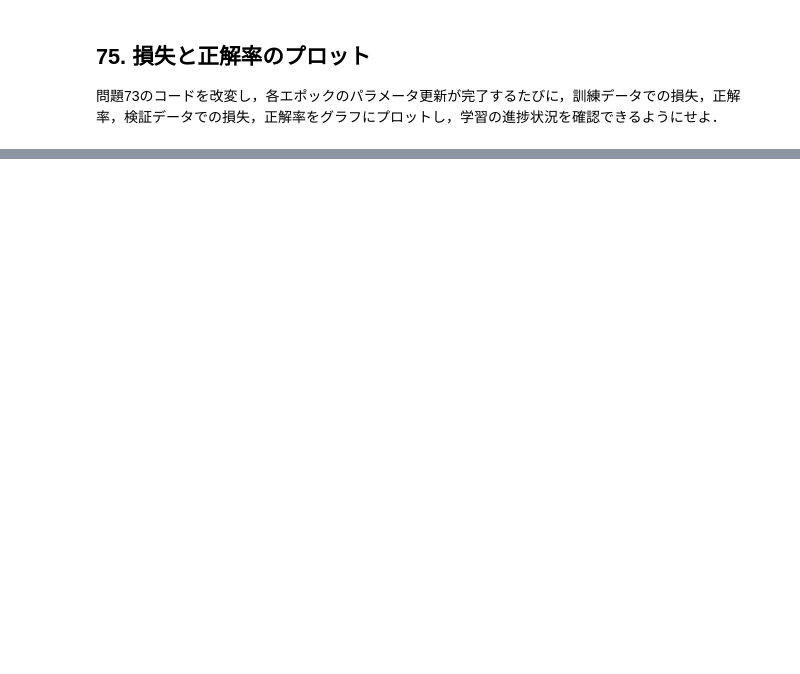
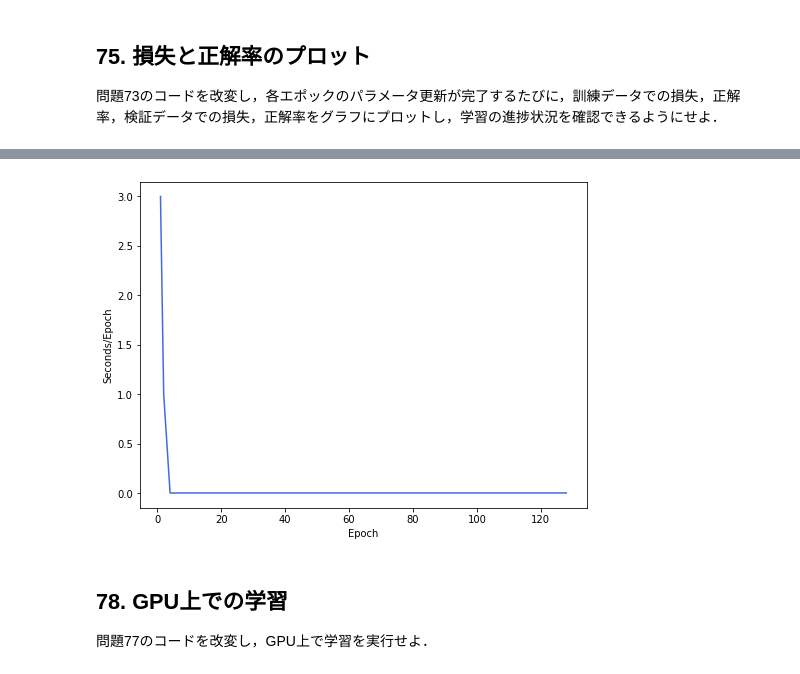
Before and after one commit to shinchu/nlp100, a Jupyter notebook: notebooks/nlp100_8.ipynb, the cells around one changed output, grey strips where cells are left out. Saved outputs shown, nothing was run; the diff lists cells and outputs as text; code cells hidden in the pictures; blank space fills up the shorter version.

```diff
--- a/notebooks/nlp100_8.ipynb
+++ b/notebooks/nlp100_8.ipynb
@@ -310,0 +468,63 @@ test accuracy: 0.894
+# %%
+batch_sizes = [2 ** x for x in range(8)]
+times = []
+
+fig = plt.figure(figsize=(8, 6))
+ax = fig.add_subplot(1, 1, 1)
+ax.set_xlabel('Epoch')
+ax.set_ylabel('Seconds/Epoch')
+
+num_epochs = 5
+
+for idx, batch_size in enumerate(batch_sizes):
+    dataloader_train = DataLoader(dataset_train, batch_size=batch_size, shuffle=True)
+
+    model = SLPNet(300, 4)
+    criterion = nn.CrossEntropyLoss()
+    optimizer = torch.optim.SGD(model.parameters(), lr=1e-1)
+
+    start_time = datetime.datetime.now()
+    for epoch in tqdm(range(num_epochs)):
+        model.train()
+        loss_train = 0.0
+        for i, (inputs, labels) in enumerate(dataloader_train):
+            optimizer.zero_grad()
+
+            outputs = model(inputs)
+            loss = criterion(outputs, labels)
+            loss.backward()
+            optimizer.step()
+
+            loss_train += loss.item()
+
+        loss_train = loss_train / i
+
+        model.eval()
+        with torch.no_grad():
+            inputs, labels = next(iter(dataloader_valid))
+            outputs = model(inputs)
+            loss_valid = criterion(outputs, labels)
+
+
+
+    end_time = datetime.datetime.now()
+    average_time = (end_time - start_time) / num_epochs
+    times.append(average_time.seconds)
+
+    clear_output(wait=True)
+    try:
+        line.remove()
+    except:
+        pass
+
+    line, = ax.plot(batch_sizes[:idx+1], times, color='royalblue')
+
+    display(fig)
+
+plt.close(fig)
+# %% [output]
+[figure, added]
+# %% [markdown]
+## 78. GPU上での学習
+
+問題77のコードを改変し，GPU上で学習を実行せよ．
```
Also changed, not shown: parts of 24 cells of this notebook.
